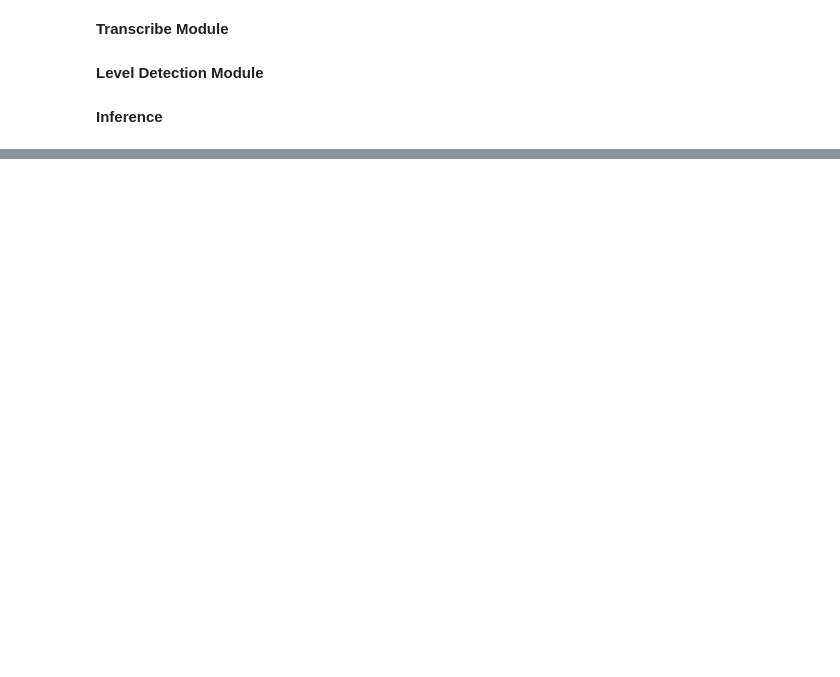
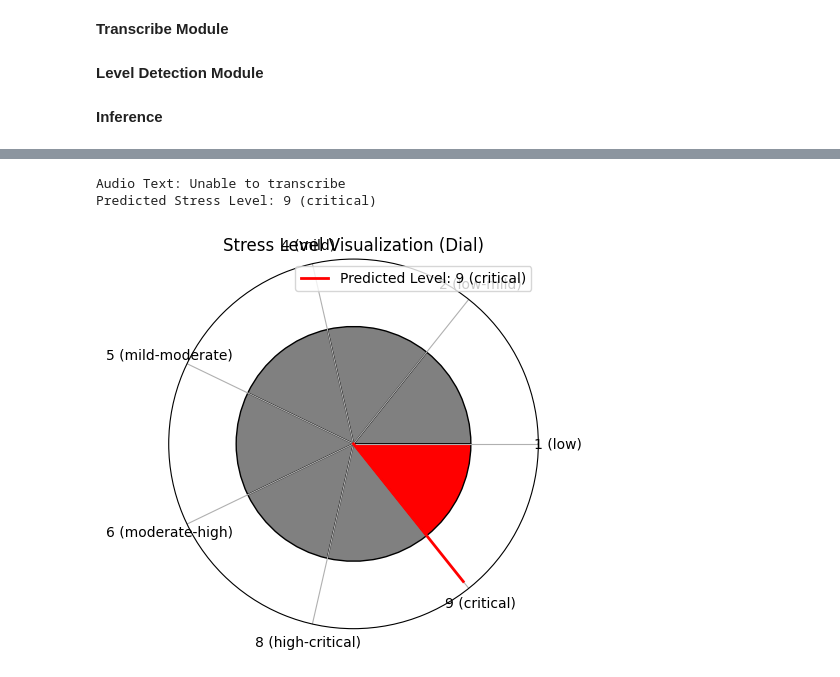
Before and after one commit to abs-sayem/stress_level_detection, a Jupyter notebook: test_model.ipynb, the cells around one changed output, grey strips where cells are left out. Cells and saved outputs as stored; diff of their text form; code cells hidden in the pictures; blank space fills up the shorter version.

Commit message:
updated visualization of stress level

```diff
--- a/test_model.ipynb
+++ b/test_model.ipynb
@@ -155,13 +155,13 @@ def predict_stress_from_file(audio_path):
 
         # Map prediction to stress level
         label_mapping = {
-            0: 1,  # Low stress
-            1: 2,
-            2: 4,
-            3: 5,
-            4: 6,
-            5: 8,
-            6: 9,  # Critical
+            0: "1 (low)",  # Low stress
+            1: "2 (low-mild)",
+            2: "4 (mild)",
+            3: "5 (mild-moderate)",
+            4: "6 (modetate-high)",
+            5: "8 (high-critical)",
+            6: "9 (critical)",  # Critical
         }
         return label_mapping[predicted.item()]
     except Exception as e:
@@ -211,0 +172,65 @@ if audio_file is not None:
+# %%
+# Input from the user
+audio_file_path = "dataset/test_data/EB0_anger_10.wav"
+text=transcribe_audio(audio_file_path)
+print(f"Audio Text: {text}")
+# Predict stress level
+predicted_stress_level = predict_stress_from_file(audio_file_path)
+print(f"Predicted Stress Level: {predicted_stress_level}")
+
+
+# Visualize the Level
+import matplotlib.pyplot as plt
+import numpy as np
+# Define the label mapping
+label_mapping = {
+    0: "1 (low)",  # Low stress
+    1: "2 (low-mild)",
+    2: "4 (mild)",
+    3: "5 (mild-moderate)",
+    4: "6 (moderate-high)",
+    5: "8 (high-critical)",
+    6: "9 (critical)",  # Critical
+}
+
+# Reverse mapping for visualization indices
+level_indices = {v: k for k, v in label_mapping.items()}
+
+def visualize_stress_level_circular(level_label, max_level=7):
+    # Get the numeric index of the stress level
+    if level_label not in level_indices:
+        raise ValueError(f"Invalid stress level label: {level_label}")
+
+    level_index = level_indices[level_label] + 1  # Convert to 1-based index
+    levels = list(label_mapping.values())  # List of all levels
+
+    fig, ax = plt.subplots(subplot_kw={'projection': 'polar'})
+
+    # Define the angles for each level
+    theta = np.linspace(0, 2 * np.pi, max_level, endpoint=False)
+    radii = [1] * max_level
+    colors = ['gray'] * max_level
+    colors[level_index - 1] = 'red'  # Highlight the predicted level
+
+    # Create bars for each level
+    bars = ax.bar(theta, radii, color=colors, width=2 * np.pi / max_level, edgecolor='black', align='edge')
+
+    # Add a needle pointing to the predicted level
+    needle_angle = theta[level_index - 1]
+    ax.plot([0, needle_angle], [0, 1.5], color='red', linewidth=2, label=f"Predicted Level: {level_label}")
+
+    # Add labels
+    ax.set_yticks([])
+    ax.set_xticks(theta)
+    ax.set_xticklabels(levels)
+    ax.legend(loc="upper right")
+    ax.set_title("Stress Level Visualization (Dial)")
+    plt.show()
+
+# Example usage
+stress_level = predicted_stress_level  # Replace this with your prediction
+visualize_stress_level_circular(stress_level)
+# %% [output]
+Audio Text: Unable to transcribe
+Predicted Stress Level: 9 (critical)
+[figure, added]
```
Also changed, not shown: parts of 3 cells of this notebook.
